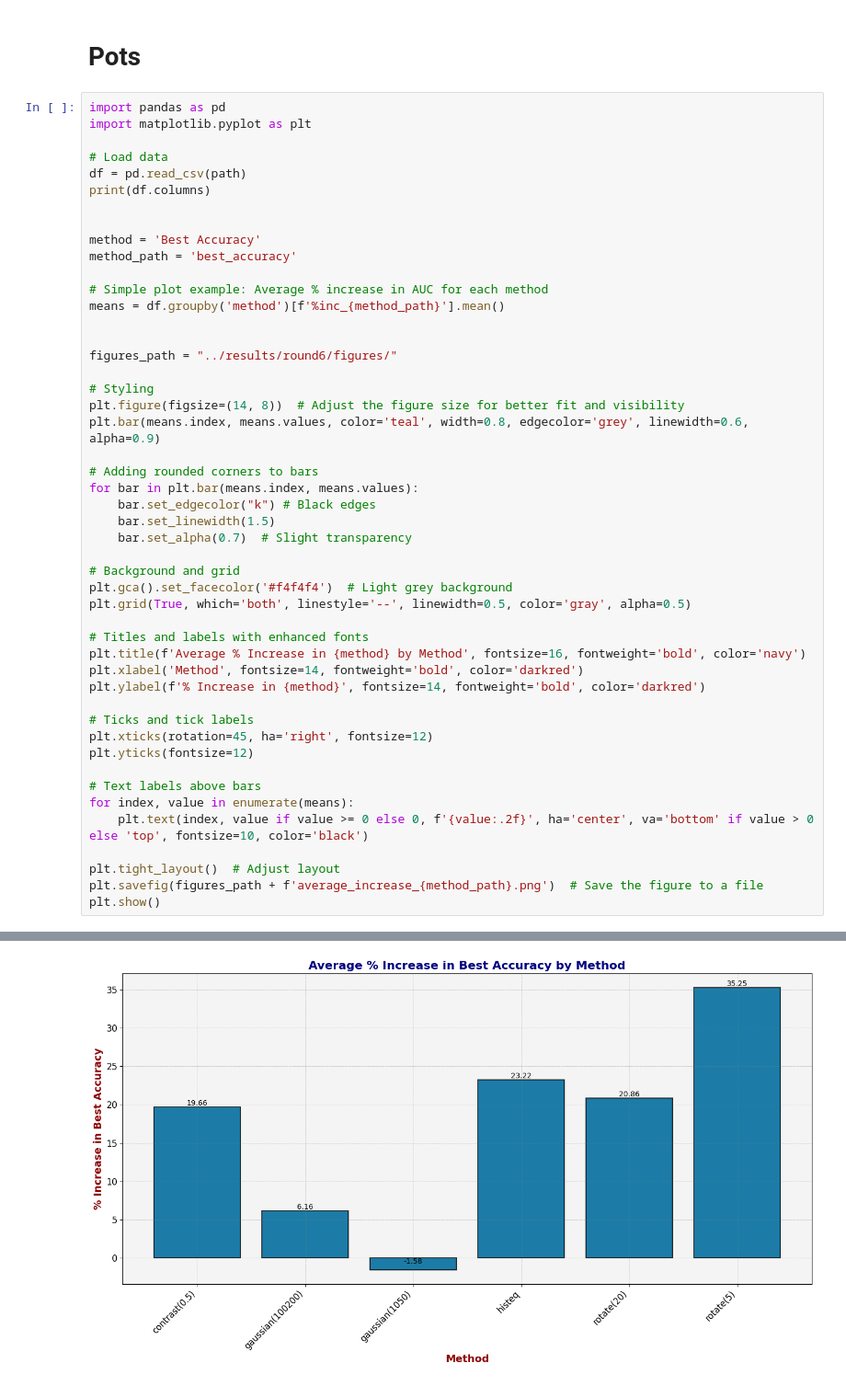
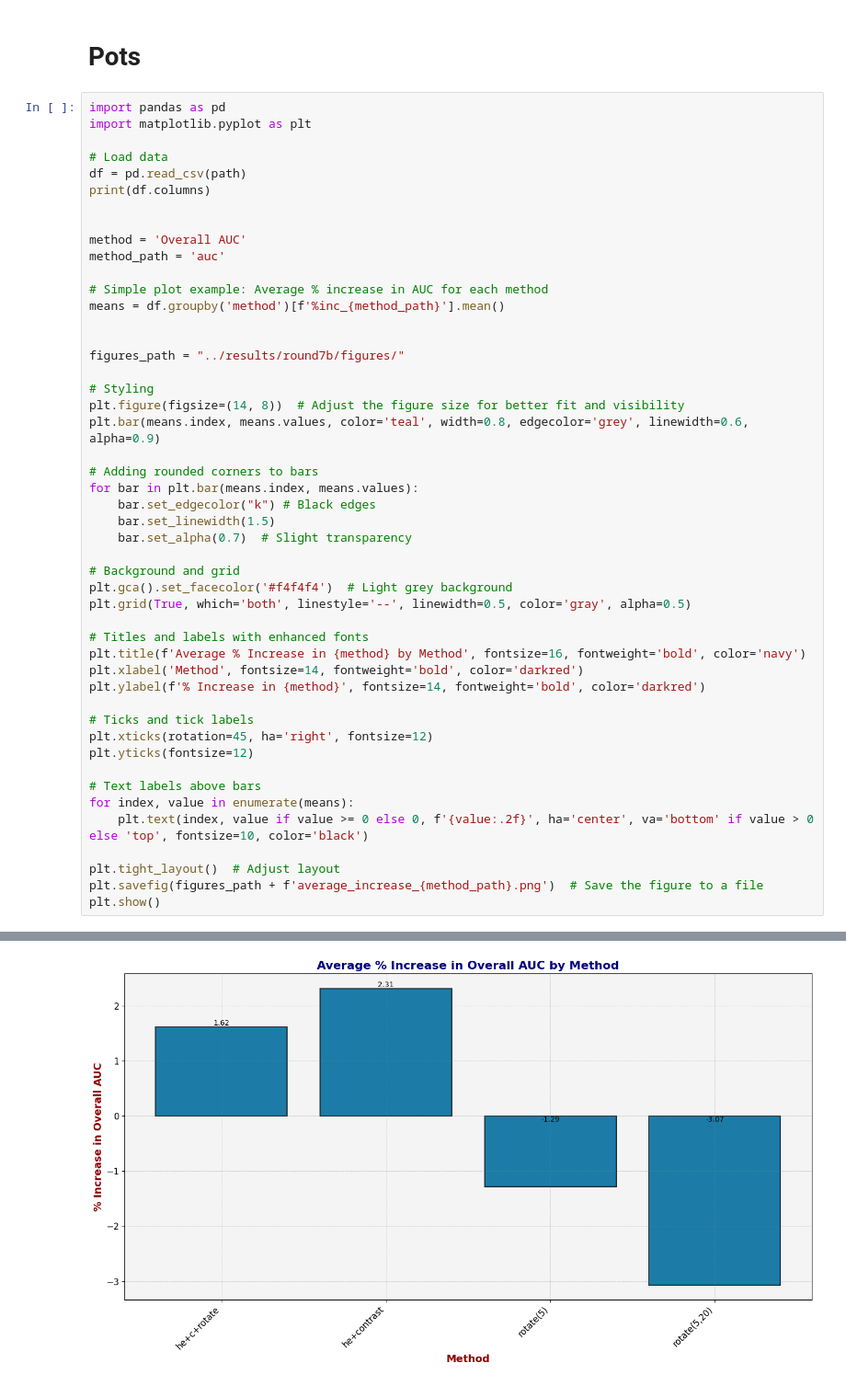
Before and after one commit to tee1g21/Intruder-Aircraft-Detection, a Jupyter notebook: main/results_calc.ipynb, the cells around one changed output, grey strips where cells are left out. Shown at 92% size. Drawn from its saved outputs; the diff is of its cells as text.

Commit message:
Rounds 7, 7b complete

```diff
--- a/main/results_calc.ipynb
+++ b/main/results_calc.ipynb
@@ -258,46 +258,46 @@ df = pd.read_csv(path)
 print(df.columns)
 
 
-method = 'Best Accuracy'
-method_path = 'best_accuracy'
+method = 'Overall AUC'
+method_path = 'auc'
 
 # Simple plot example: Average % increase in AUC for each method
 means = df.groupby('method')[f'%inc_{method_path}'].mean()
 
 
-figures_path = "../results/round6/figures/"
+figures_path = "../results/round7b/figures/"
 
 # Styling
 plt.figure(figsize=(14, 8))  # Adjust the figure size for better fit and visibility
 plt.bar(means.index, means.values, color='teal', width=0.8, edgecolor='grey', linewidth=0.6, alpha=0.9)
 
 # Adding rounded corners to bars
 for bar in plt.bar(means.index, means.values):
     bar.set_edgecolor("k") # Black edges
     bar.set_linewidth(1.5)
     bar.set_alpha(0.7)  # Slight transparency
 
 # Background and grid
 plt.gca().set_facecolor('#f4f4f4')  # Light grey background
 plt.grid(True, which='both', linestyle='--', linewidth=0.5, color='gray', alpha=0.5)
 
 # Titles and labels with enhanced fonts
 plt.title(f'Average % Increase in {method} by Method', fontsize=16, fontweight='bold', color='navy')
 plt.xlabel('Method', fontsize=14, fontweight='bold', color='darkred')
 plt.ylabel(f'% Increase in {method}', fontsize=14, fontweight='bold', color='darkred')
 
 # Ticks and tick labels
 plt.xticks(rotation=45, ha='right', fontsize=12)
 plt.yticks(fontsize=12)
 
 # Text labels above bars
 for index, value in enumerate(means):
     plt.text(index, value if value >= 0 else 0, f'{value:.2f}', ha='center', va='bottom' if value > 0 else 'top', fontsize=10, color='black')
 
 plt.tight_layout()  # Adjust layout
 plt.savefig(figures_path + f'average_increase_{method_path}.png')  # Save the figure to a file
 plt.show()
 # %% [output]
 Index(['method', 'weather', '%inc_auc', '%inc_best_accuracy', '%inc_max_f1'], dtype='object')
-[figure, old version]
+[figure, new version]
 # %%
```
Also changed, not shown: parts of 4 cells of this notebook, 5 other files.
